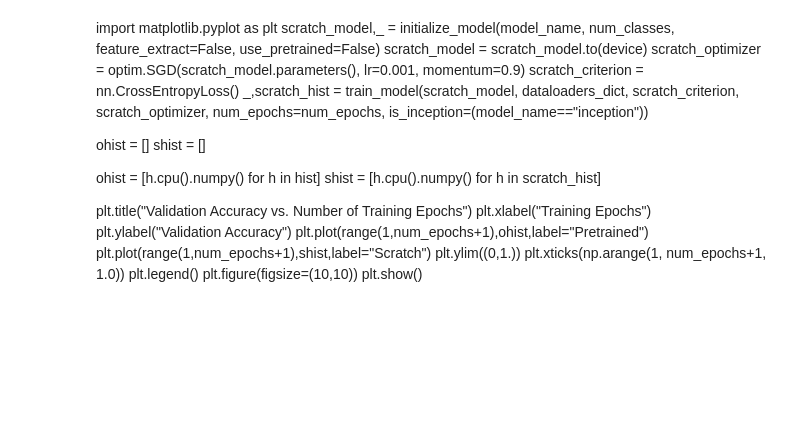
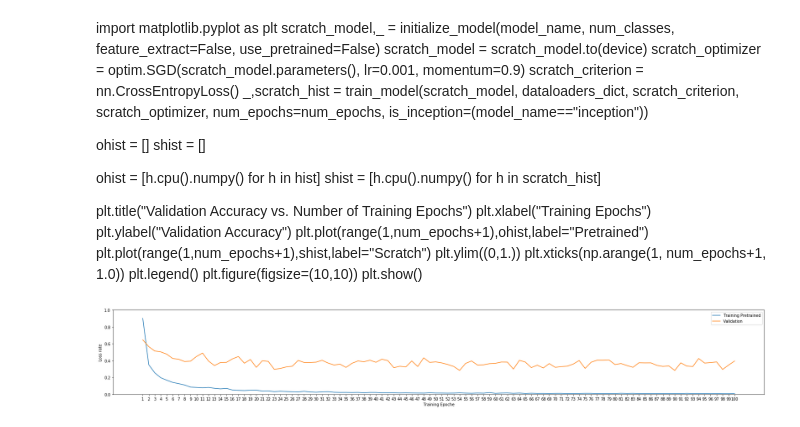
Before and after one commit to linda-benboudiaf/ImagesClassification, a Jupyter notebook: src/ImageClassificationPretrained1.py.ipynb, the cells around one changed output. Drawn from its saved outputs; the diff is of its cells as text; code cells hidden in the pictures; blank space fills up the shorter version.

```diff
--- a/src/ImageClassificationPretrained1.py.ipynb
+++ b/src/ImageClassificationPretrained1.py.ipynb
@@ -7,14 +7,17 @@ import time
 import torch.nn as nn
 import torch.optim as optim
 import numpy as np
-data_dir = "/home/lbenboudiaf/Bureau/ImageClassificationWithDeepLearning/GroceryStoreDataset/dataset/dataset2"
+
+#Ici on prend des images de réalité terrain
+
+data_dir = "/home/lbenboudiaf/Bureau/ImagesClassification/dataset/GroceryStoreDataset/dataset/OneClasse"
 model_name = "squeezenet"
-num_classes = 81
+num_classes = 3
 batch_size = 8
-num_epochs = 1000 #Valeur Initiale par défaut comme dans le TP du Prof
-feature_extract = True
+num_epochs = 100 #Valeur Initiale par défaut comme dans le TP du Prof
+feature_extract = True # Extraction des caractéristique
 # %%
-def train_model(model, dataloaders, criterion, optimizer, num_epochs=25, is_inception=False):
+def train_model(model, dataloaders, criterion, optimizer, num_epochs, is_inception=False):
     since = time.time()
 
     val_acc_history = []
@@ -75,6 +78,7 @@ def train_model(model, dataloaders, criterion, optimizer, num_epochs=25, is_ince
             epoch_loss = running_loss / len(dataloaders[phase].dataset)
             epoch_acc = running_corrects.double() / len(dataloaders[phase].dataset)
 
+            #On stock les valeurs de loss dans un tableau.
             if phase == 'train':
                 losses_train.append(epoch_loss)
             else:
@@ -123,18 +128,19 @@ def initialize_model(model_name, num_classes, feature_extract, use_pretrained=Tr
 model_ft, input_size = initialize_model(model_name, num_classes, feature_extract, use_pretrained=True)
 # %%
 import os
-# Augmentaion et normalisation de données pour le jeux d'apprentissage.
-# Normalisation des jeux de test et de validation
+# Augmentation et normalisation de données pour le jeux d'apprentissage.
+# Application de filtres et transformation sur la données.
 data_transforms = {
     'train': transforms.Compose([
-        transforms.RandomResizedCrop(input_size),
         transforms.RandomHorizontalFlip(),
+        transforms.CenterCrop(input_size),
         transforms.ToTensor(),
         transforms.Normalize([0.485, 0.456, 0.406], [0.229, 0.224, 0.225])
     ]),
     'val': transforms.Compose([
+        transforms.RandomResizedCrop(input_size),
+        transforms.ColorJitter(brightness=0.5, contrast=0.5, saturation=0.5, hue=0.5),
         transforms.Resize(input_size),
-        transforms.CenterCrop(input_size),
         transforms.ToTensor(),
         transforms.Normalize([0.485, 0.456, 0.406], [0.229, 0.224, 0.225])
     ]),
@@ -146,12 +152,15 @@ data_transforms = {
     ]),
 }
 
-print("Initializing Datasets and Dataloaders...")
+print("Initializing Datasets and Dataloaders ...")
 
-# Generation de jeux d'apprentissage et de validation
-image_datasets = {x: datasets.ImageFolder(os.path.join(data_dir, x), data_transforms[x]) for x in ['train', 'val', 'test']}
-# Creation des dataloaders pour jeux d'apprentissage et de validation.
-dataloaders_dict = {x: torch.utils.data.DataLoader(image_datasets[x], batch_size=batch_size, shuffle=True, num_workers=4) for x in ['train', 'val', 'test']}
+# Generation de jeux d'apprentissage et de validation et de test
+image_datasets = {x: datasets.ImageFolder(os.path.join(data_dir, x), data_transforms[x])
+                  for x in ['train', 'val', 'test']}
+
+# Creation des dataloaders pour jeux d'apprentissage et de validation et test.
+dataloaders_dict = {x: torch.utils.data.DataLoader(image_datasets[x], batch_size=batch_size, shuffle=True, num_workers=4)
+                    for x in ['train', 'val', 'test']}
 
 # Detect if we have a GPU available
 device = torch.device("cuda:0" if torch.cuda.is_available() else "cpu")
@@ -174,7 +183,7 @@ else:
             print("\t",name)
 
 # Observation des paramètres sont optimisé
-optimizer_ft = optim.SGD(params_to_update, lr=0.001, momentum=0.9)
+optimizer_ft = optim.SGD(params_to_update, lr=0.0001, momentum=0.9)
 # %% [output]
 Params to learn:
          classifier.1.weight
@@ -232,12 +242,15 @@ plt.figure(figsize=(10,10))
 plt.show()
 # %%
 #Create plot of Accuarcy train and validation.
+import matplotlib.pyplot as plt
 plt.xlabel("Training Epoche")
 plt.ylabel("Loss rate")
 plt.plot(range(1,num_epochs+1),loss_train,label="Training Pretrained")
 plt.plot(range(1,num_epochs+1),loss_val,label="Validation")
 plt.ylim((0,1.))
 plt.xticks(np.arange(1, num_epochs+1, 1.0))
 plt.legend()
-plt.rcParams["figure.figsize"] = (20,3)
+plt.rcParams["figure.figsize"] = (30, 4)
 plt.show()
+# %% [output]
+[figure, added]
```
Also changed, not shown: parts of 3 cells of this notebook, 12 other files.
